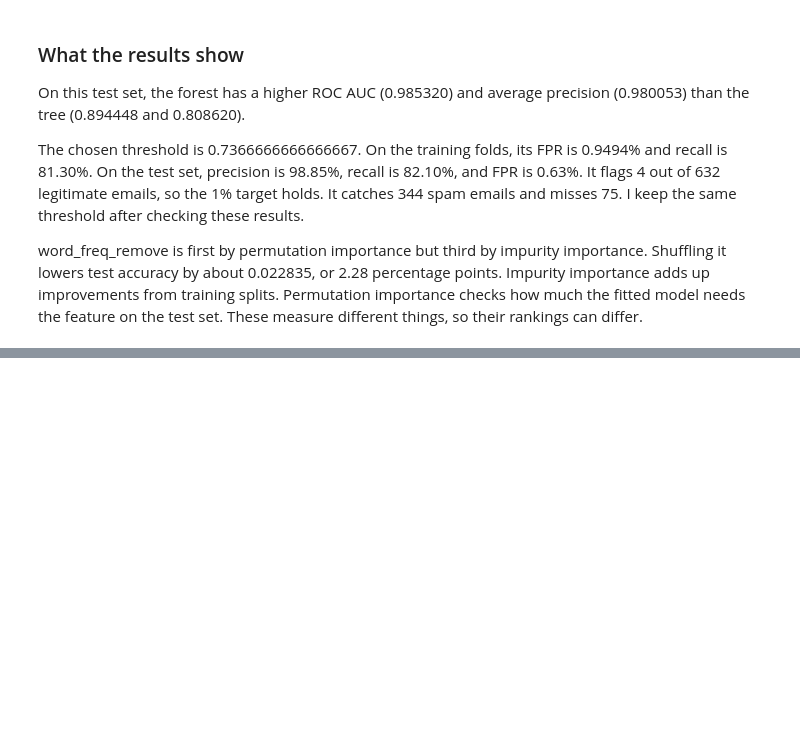
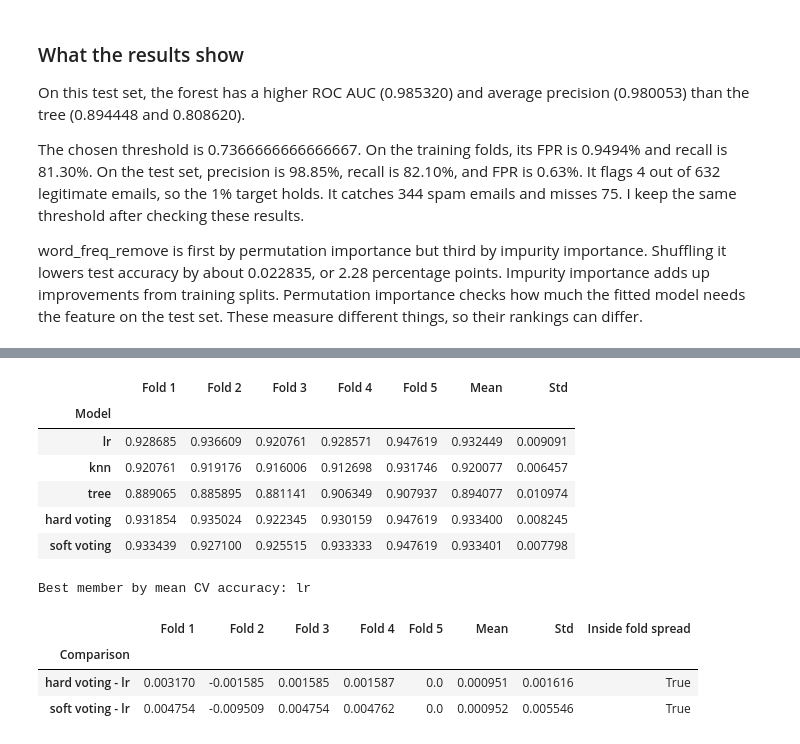
Before and after one commit to ZhalgasB/task-04-ML-course, a Jupyter notebook: bissenbai_task4.ipynb, the cells around one changed output, grey strips where cells are left out. Cells and saved outputs as stored; diff of their text form; code cells hidden in the pictures; blank space fills up the shorter version.

Commit message:
Voting

```diff
--- a/bissenbai_task4.ipynb
+++ b/bissenbai_task4.ipynb
@@ -406,0 +462,17 @@ word_freq_remove is first by permutation importance but third by impurity import
+# %%
+from sklearn.ensemble import VotingClassifier
+
+member_predictions = {}
+for name, member in members:
+    fitted_member = clone(member).fit(X_train, y_train)
+    member_predictions[name] = fitted_member.predict(X_test)
+
+prediction_matrix = np.vstack([member_predictions[name] for name, _ in members])
+manual_hard_predictions = hard_vote(prediction_matrix)
+
+hard_voting = VotingClassifier(members, voting="hard").fit(X_train, y_train)
+sklearn_hard_predictions = hard_voting.predict(X_test)
+agreement = np.mean(manual_hard_predictions == sklearn_hard_predictions)
+
+print("Prediction matrix shape:", prediction_matrix.shape)
+print(f"Agreement with sklearn: {agreement:.6f} ({agreement * 100:.2f}%)")
@@ -406,0 +514,53 @@ word_freq_remove is first by permutation importance but third by impurity import
+# %%
+soft_voting = VotingClassifier(members, voting="soft")
+models_part3 = {
+    "lr": lr,
+    "knn": knn,
+    "tree": tree,
+    "hard voting": hard_voting,
+    "soft voting": soft_voting,
+}
+voting_cv_scores = {}
+voting_cv_rows = []
+
+for name, model in models_part3.items():
+    scores = cross_validate(model, X_train, y_train, cv=cv, scoring="accuracy")["test_score"]
+    voting_cv_scores[name] = scores
+    voting_cv_rows.append([name, *scores, scores.mean(), scores.std()])
+
+voting_cv_table = pd.DataFrame(voting_cv_rows, columns=score_columns).set_index("Model")
+display(voting_cv_table.round(6))
+
+best_member_name = max([name for name, _ in members], key=lambda name: voting_cv_scores[name].mean())
+best_member = dict(members)[best_member_name]
+print("Best member by mean CV accuracy:", best_member_name)
+# %% [output]
+|  | Fold 1 | Fold 2 | Fold 3 | Fold 4 | Fold 5 | Mean | Std |
+| Model |  |  |  |  |  |  |  |
+| lr | 0.928685 | 0.936609 | 0.920761 | 0.928571 | 0.947619 | 0.932449 | 0.009091 |
+| knn | 0.920761 | 0.919176 | 0.916006 | 0.912698 | 0.931746 | 0.920077 | 0.006457 |
+| tree | 0.889065 | 0.885895 | 0.881141 | 0.906349 | 0.907937 | 0.894077 | 0.010974 |
+| hard voting | 0.931854 | 0.935024 | 0.922345 | 0.930159 | 0.947619 | 0.933400 | 0.008245 |
+| soft voting | 0.933439 | 0.927100 | 0.925515 | 0.933333 | 0.947619 | 0.933401 | 0.007798 |
+Best member by mean CV accuracy: lr
+# %%
+voting_difference_rows = []
+voting_differences = {}
+
+for name in ["hard voting", "soft voting"]:
+    differences = voting_cv_scores[name] - voting_cv_scores[best_member_name]
+    voting_differences[name] = differences
+    voting_difference_rows.append([
+        f"{name} - {best_member_name}", *differences, differences.mean(), differences.std(),
+        abs(differences.mean()) <= differences.std(),
+    ])
+
+voting_difference_table = pd.DataFrame(
+    voting_difference_rows, columns=difference_columns
+).set_index("Comparison")
+voting_difference_table.round(6)
+# %% [output]
+|  | Fold 1 | Fold 2 | Fold 3 | Fold 4 | Fold 5 | Mean | Std | Inside fold spread |
+| Comparison |  |  |  |  |  |  |  |  |
+| hard voting - lr | 0.003170 | -0.001585 | 0.001585 | 0.001587 | 0.0 | 0.000951 | 0.001616 | True |
+| soft voting - lr | 0.004754 | -0.009509 | 0.004754 | 0.004762 | 0.0 | 0.000952 | 0.005546 | True |
```
Also changed, not shown: parts of 11 cells of this notebook.
